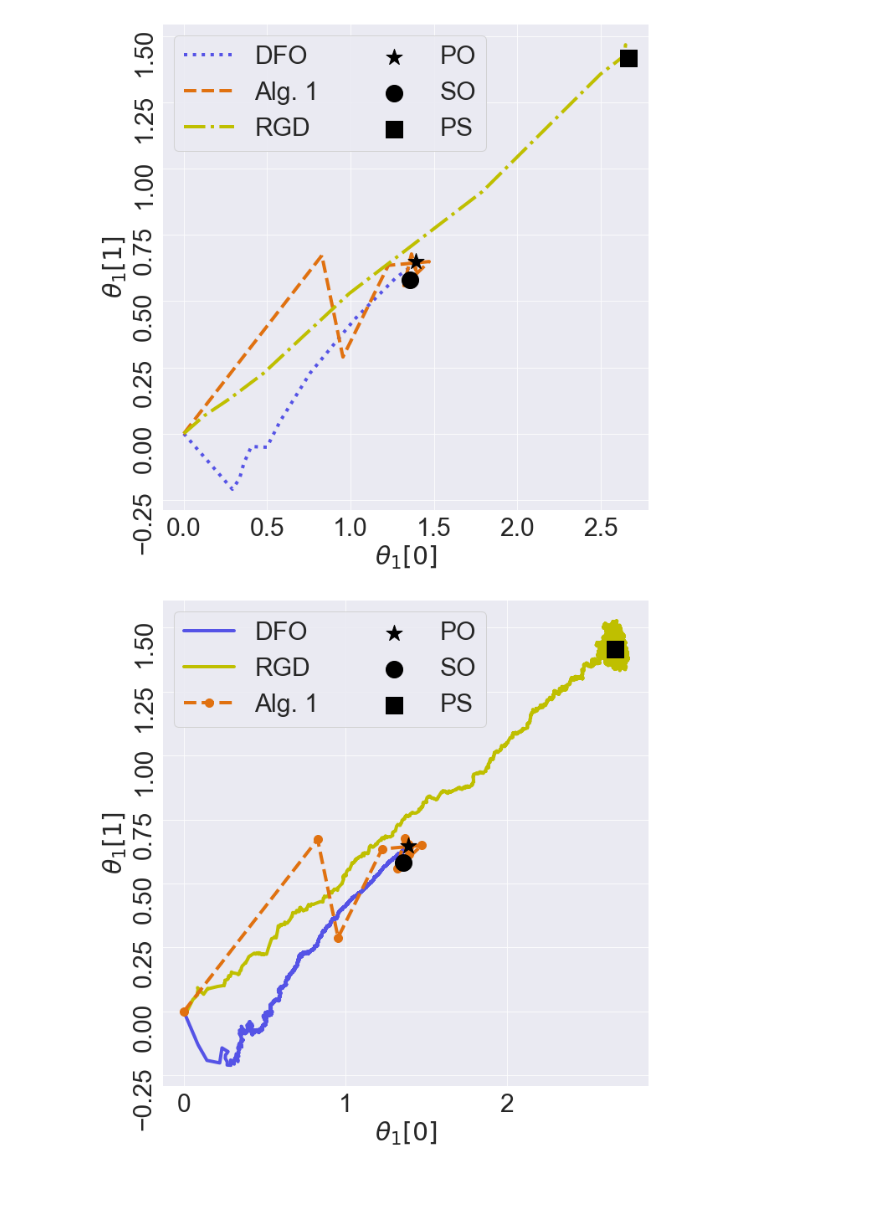
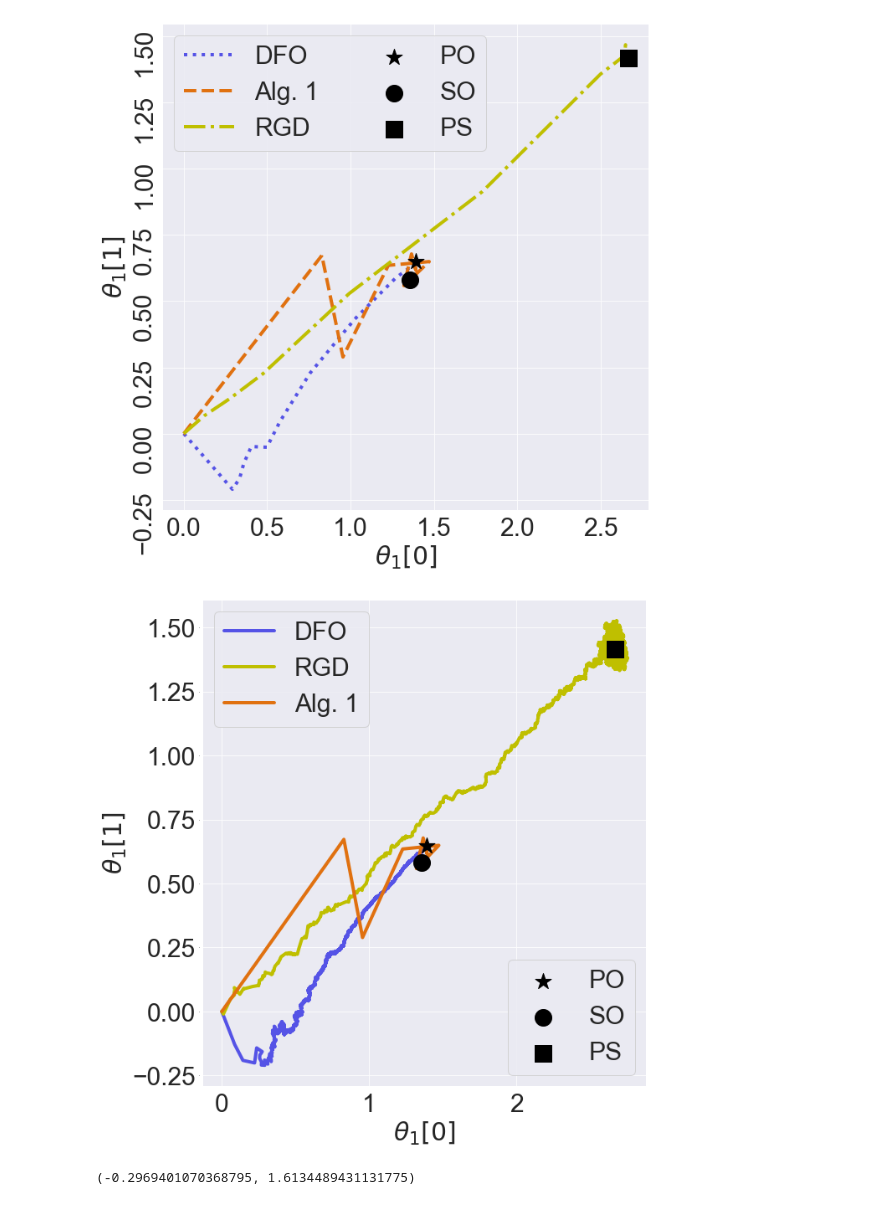
Before and after one commit to evanjfaulkner/DD-Games, a Jupyter notebook: Notebooks/fig1b.ipynb, the cells around one changed output. Cells and saved outputs as stored; diff of their text form; code cells hidden in the pictures.

```diff
--- a/Notebooks/fig1b.ipynb
+++ b/Notebooks/fig1b.ipynb
@@ -295,45 +295,54 @@ plt.show()
 # %% [output]
 [figure]
 # %%
-plt.figure(figsize=(10,10))
+f, ax = plt.subplots(figsize=(10,10))
 plt.rcParams['font.size'] = 30
 plt.rcParams['axes.linewidth'] = 4
 
 theta_3 = np.array(player_three.theta_history)
-plt.plot(theta_3[:,0],theta_3[:,1],
+ax.plot(theta_3[:,0],theta_3[:,1],
          label='DFO', color='#5553E6', lw=4, zorder=5)
 
 theta_5 = np.array(player_five.theta_history)
-plt.plot(theta_5[:,0],theta_5[:,1],
+ax.plot(theta_5[:,0],theta_5[:,1],
          label='RGD', color='y', lw=4, zorder=6)
 
 x1 = np.insert(theta_final_p1[:,0],0,0)
 y1 = np.insert(theta_final_p1[:,1],0,0)
-plt.plot(x1,y1,
-         '--', color='#E07110', label='Alg. 1', lw=4, zorder=7,
-         marker='o', markersize=10)
+ax.plot(x1,y1,
+         color='#E07110', label='Alg. 1', lw=4, zorder=7)
 
+ax2 = ax.twinx()
 x_nash_p1 = theta_PO_1[0]
 y_nash_p1 = theta_PO_1[1]
-plt.scatter(x_nash_p1, y_nash_p1,
+ax2.scatter(x_nash_p1, y_nash_p1,
             label='PO', marker='*', color='k', s=400, zorder=10)
 
 x_so_p1 = 1.35682
 y_so_p1 = 0.581561
-plt.scatter(x_so_p1, y_so_p1,
+ax2.scatter(x_so_p1, y_so_p1,
             label='SO', marker='o', color='k', s=400, zorder=10)
 
 x_ps_p1 = np.mean(theta_5[-1000,0])
 y_ps_p1 = np.mean(theta_5[-1000,1])
-plt.scatter(x_ps_p1, y_ps_p1,
+ax2.scatter(x_ps_p1, y_ps_p1,
             label='PS', marker='s', color='k', s=400, zorder=10)
 
+ax2.set_ylim(ax.get_ylim())
+ax2.set_xlim(ax.get_xlim())
+ax2.get_yaxis().set_visible(False)
 plt.yticks(rotation=90)
-plt.legend(loc='best', fontsize=30, ncol=2)
-plt.xlabel(r"$\theta_1[0]$")
-plt.ylabel(r"$\theta_1[1]$")
+ax.set_xlabel(r"$\theta_1[0]$")
+ax.set_ylabel(r"$\theta_1[1]$")
+lines = ax.get_lines()
+ax.legend(loc='upper left', fontsize=30, ncol=1)
+ax2.legend(loc='lower right', fontsize=30, ncol=1)
 plt.tight_layout()
 plt.savefig('../figures/DD_regression_trajectory.png', dpi=300, format='png')
 plt.show()
 # %% [output]
-[figure, old version]
+[figure, new version]
+# %%
+ax.get_ylim()
+# %% [output]
+(-0.2969401070368795, 1.6134489431131775)
```
Also changed, not shown: 3 other files.
